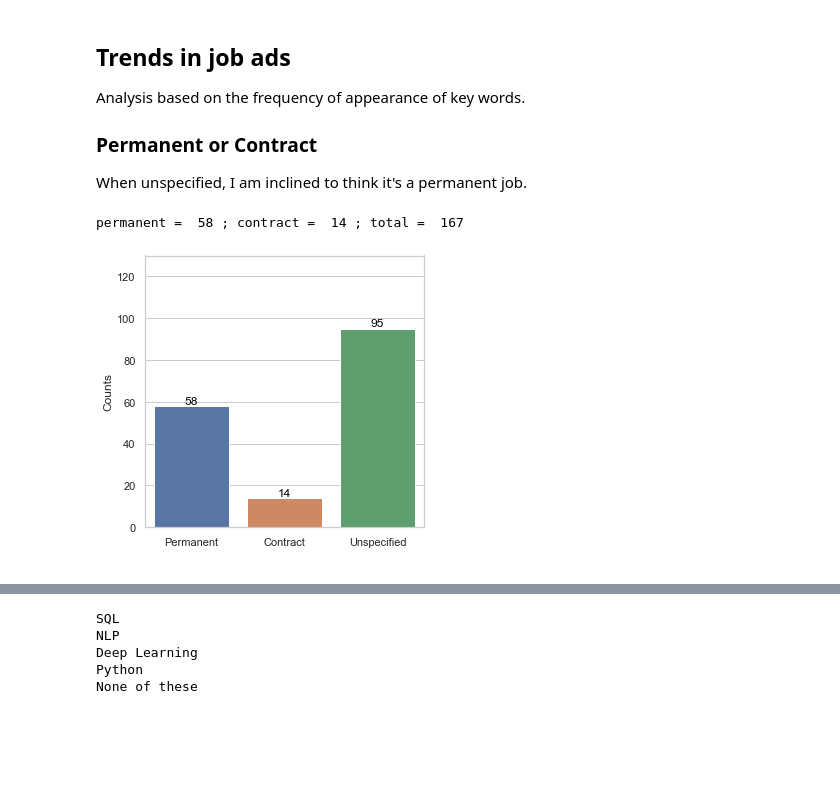
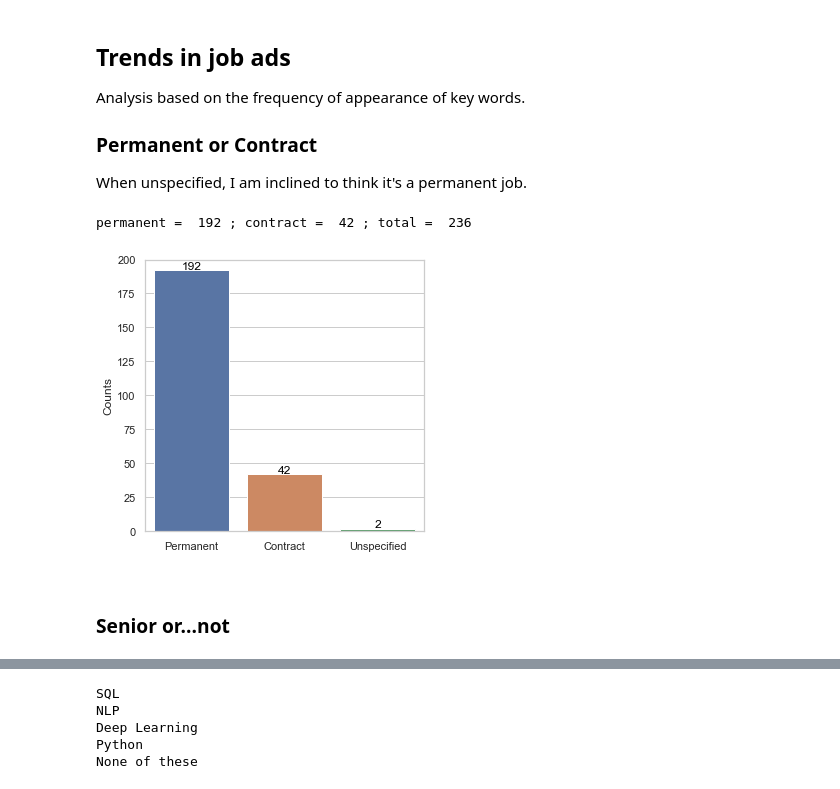
Before and after one commit to RaffaToSpace/Job_ads_scraping_nlp, a Jupyter notebook: job_ads_nlp.ipynb, the cells around one changed output, grey strips where cells are left out. Drawn from its saved outputs; the diff is of its cells as text; code cells hidden in the pictures; blank space fills up the shorter version.

```diff
--- a/job_ads_nlp.ipynb
+++ b/job_ads_nlp.ipynb
@@ -264,7 +264,7 @@ So we have 167 observations (i.e. jobs) with 24 features (i.e. key skills). Now
 
 ## Testing salary value extraction
 # %%
-salary_field=job_ads_container['40396679']['Salary'].split()
+salary_field=job_ads_container[list(job_ads_container.keys())[45]]['Salary'].split()
 
 from statistics import mean
 
@@ -405,27 +407,29 @@ for item in job_ads_container:
 
 print('permanent = ',p,'; contract = ',c,'; total = ',total)
 # %% [output]
-permanent =  58 ; contract =  14 ; total =  167
+permanent =  192 ; contract =  42 ; total =  236
 # %%
 sns.set(style="whitegrid")
 data=pd.DataFrame(columns=["Contract","Counts"])
 spec = ['Permanent','Contract','Unspecified']
 counts = [p,c,total-p-c]
 data.Contract= spec
 data.Counts = counts
 
 plt.figure(figsize=(5,5))
 ax = sns.barplot(x='Contract', y="Counts", data=data)
 ax.set_xlabel(' ')
-ax.set_ylim(0,130)
+ax.set_ylim(0,200)
 
 x_in=0
 for index, row in data.iterrows():
     ax.text(x_in,row.Counts+1, row.Counts, color='black', ha="center")
     x_in+=1
 plt.savefig('data/contract_barplot.png')
 # %% [output]
-[figure, old version]
+[figure, new version]
+# %% [markdown]
+### Senior or...not
 # %%
 s =0
 total = 0
```
Also changed, not shown: parts of 24 cells of this notebook.
